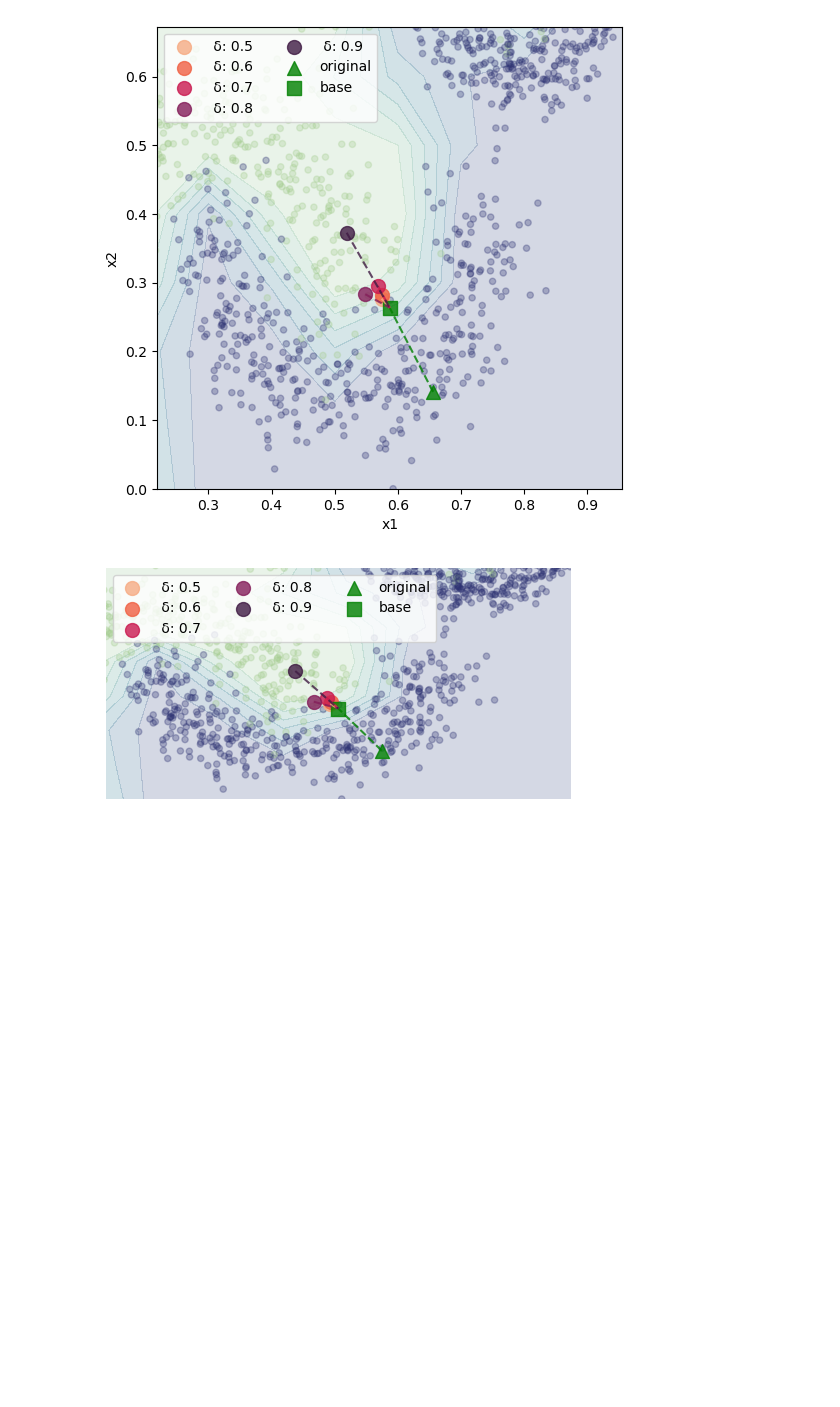
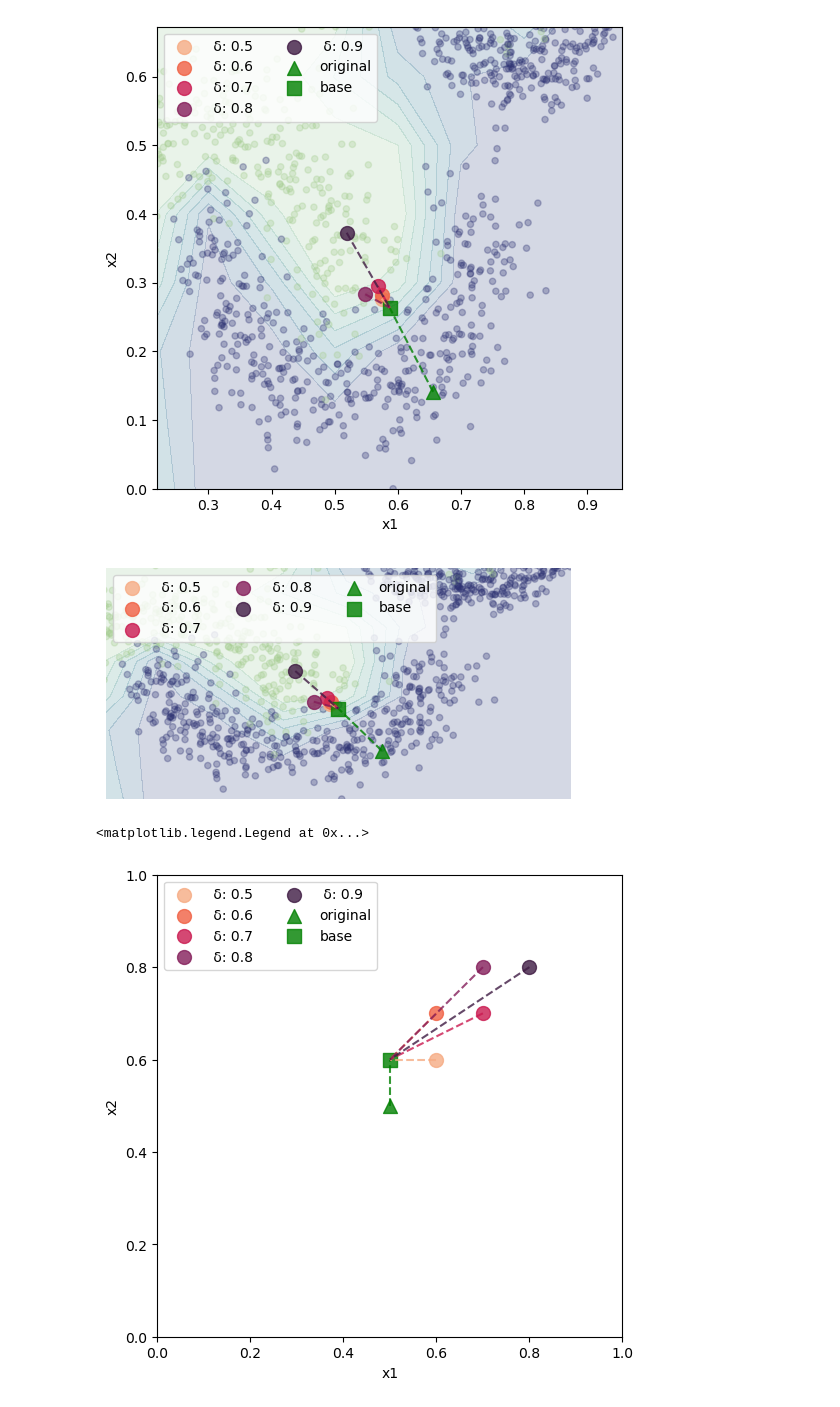
Before and after one commit to istepka/betarce, a Jupyter notebook: src/toy_example.ipynb, the cells around one changed output. Drawn from its saved outputs; the diff is of its cells as text; code cells hidden in the pictures; blank space fills up the shorter version.

```diff
--- a/src/toy_example.ipynb
+++ b/src/toy_example.ipynb
@@ -271,3 +255,45 @@ plt.savefig('../images/paper/moons_robust_counterfactuals_clean.png', dpi=600, b
 plt.show()
 # %% [output]
 [figure]
+# %%
+import sklearn.datasets
+import sklearn.linear_model
+import matplotlib.pyplot as plt
+import seaborn as sns
+
+data = sklearn.datasets.make_moons(n_samples=1000, noise=0.1)
+
+classifier = sklearn.linear_model.LogisticRegression()
+classifier.fit(data[0], data[1])
+
+
+original = [0.5, 0.5]
+base = [0.5, 0.6]
+counterfactuals = [[0.6, 0.6], [0.6, 0.7], [0.7, 0.7], [0.7, 0.8], [0.8, 0.8]]
+deltas = [0.5, 0.6, 0.7, 0.8, 0.9]
+
+fig, ax = plt.subplots(1, 1, figsize=(6, 6))
+
+palette = sns.color_palette("rocket_r", len(counterfactuals))
+
+for i, cf in enumerate(counterfactuals):
+    plt.scatter(cf[0], cf[1], label=f" δ: {deltas[i]}", marker='o', s=100, color=palette[i], alpha=0.8)
+
+plt.scatter(original[0], original[1], label='original', color='green', marker='^', s=100, alpha=0.8)
+plt.scatter(base[0], base[1], label='base', color='green', marker='s', s=100, alpha=0.8)
+
+plt.plot([original[0], base[0]], [original[1], base[1]], color='green', linestyle='--', alpha=0.8)
+
+for i, cf in enumerate(counterfactuals):
+    plt.plot([cf[0], base[0]], [cf[1], base[1]], color=palette[i], linestyle='--', alpha=0.8)
+
+plt.xlim(0, 1)
+plt.ylim(0, 1)
+
+plt.xlabel('x1')
+plt.ylabel('x2')
+
+plt.legend(loc='upper left', ncols=2)
+# %% [output]
+<matplotlib.legend.Legend at 0x...>
+[figure, added]
```
Also changed, not shown: parts of 1 cell of this notebook, 8 other files.
